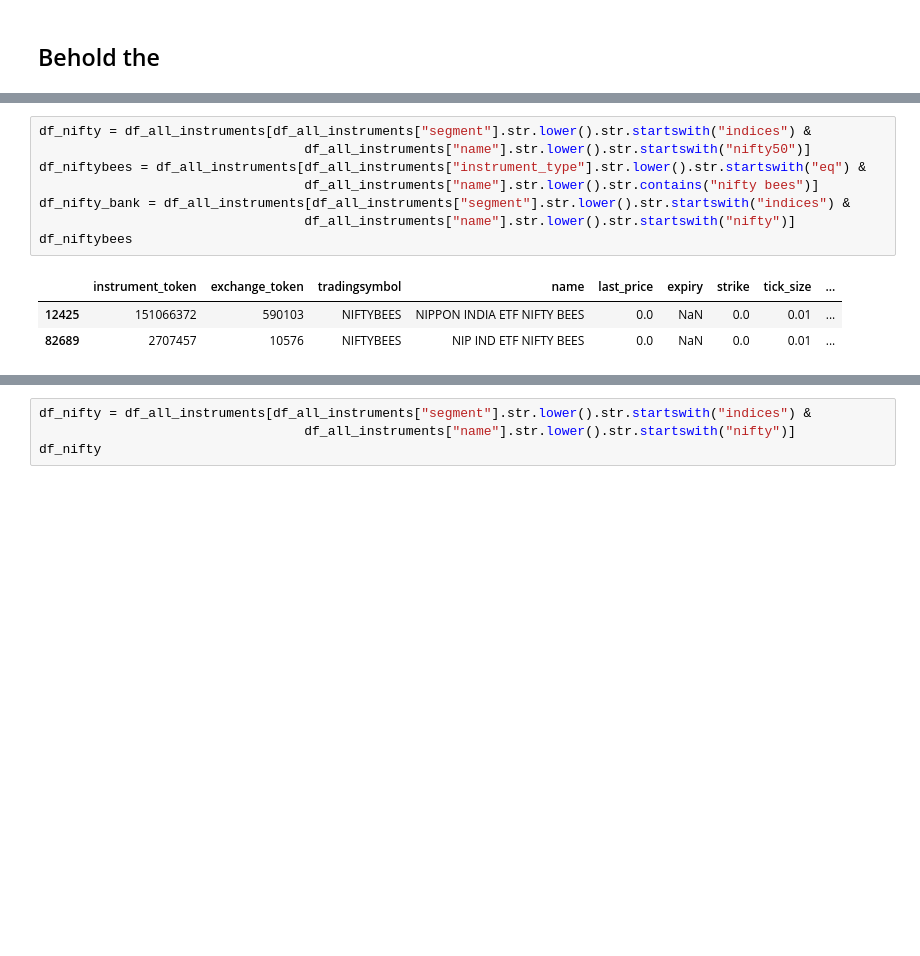
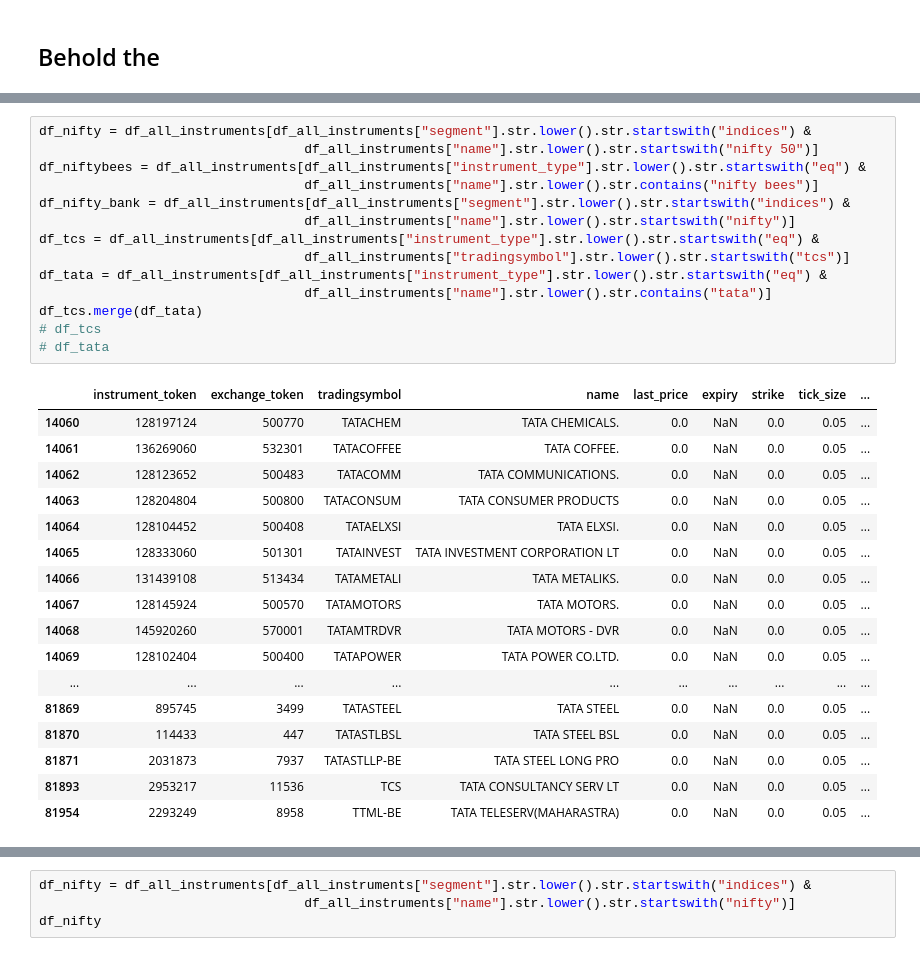
Before and after one commit to binarysentient/bsstonks, a Jupyter notebook: kite_historical_backtest_experiment.ipynb, the cells around one changed output, grey strips where cells are left out. Cells and saved outputs as stored; diff of their text form; blank space fills up the shorter version.

```diff
--- a/kite_historical_backtest_experiment.ipynb
+++ b/kite_historical_backtest_experiment.ipynb
@@ -559,16 +595,36 @@ def order_func_ma_overlap(get_indicator, backtest_order_api):
             backtest_order_api.sell(symbol.iloc[-1], date.iloc[-1], (closep.iloc[-1]+openp.iloc[-1])/2, qty=-1)
 # %%
 df_nifty = df_all_instruments[df_all_instruments["segment"].str.lower().str.startswith("indices") &
-                                  df_all_instruments["name"].str.lower().str.startswith("nifty50")]
+                                  df_all_instruments["name"].str.lower().str.startswith("nifty 50")]
 df_niftybees = df_all_instruments[df_all_instruments["instrument_type"].str.lower().str.startswith("eq") &
                                   df_all_instruments["name"].str.lower().str.contains("nifty bees")]
 df_nifty_bank = df_all_instruments[df_all_instruments["segment"].str.lower().str.startswith("indices") &
                                   df_all_instruments["name"].str.lower().str.startswith("nifty")]
-df_niftybees
+df_tcs = df_all_instruments[df_all_instruments["instrument_type"].str.lower().str.startswith("eq") &
+                                  df_all_instruments["tradingsymbol"].str.lower().str.startswith("tcs")]
+df_tata = df_all_instruments[df_all_instruments["instrument_type"].str.lower().str.startswith("eq") &
+                                  df_all_instruments["name"].str.lower().str.contains("tata")]
+df_tcs.merge(df_tata)
+# df_tcs
+# df_tata
 # %% [output]
 |  | instrument_token | exchange_token | tradingsymbol | name | last_price | expiry | strike | tick_size | ... |
-| 12425 | 151066372 | 590103 | NIFTYBEES | NIPPON INDIA ETF NIFTY BEES | 0.0 | NaN | 0.0 | 0.01 | ... |
-| 82689 | 2707457 | 10576 | NIFTYBEES | NIP IND ETF NIFTY BEES | 0.0 | NaN | 0.0 | 0.01 | ... |
+| 14060 | 128197124 | 500770 | TATACHEM | TATA CHEMICALS. | 0.0 | NaN | 0.0 | 0.05 | ... |
+| 14061 | 136269060 | 532301 | TATACOFFEE | TATA COFFEE. | 0.0 | NaN | 0.0 | 0.05 | ... |
+| 14062 | 128123652 | 500483 | TATACOMM | TATA COMMUNICATIONS. | 0.0 | NaN | 0.0 | 0.05 | ... |
+| 14063 | 128204804 | 500800 | TATACONSUM | TATA CONSUMER PRODUCTS | 0.0 | NaN | 0.0 | 0.05 | ... |
+| 14064 | 128104452 | 500408 | TATAELXSI | TATA ELXSI. | 0.0 | NaN | 0.0 | 0.05 | ... |
+| 14065 | 128333060 | 501301 | TATAINVEST | TATA INVESTMENT CORPORATION LT | 0.0 | NaN | 0.0 | 0.05 | ... |
+| 14066 | 131439108 | 513434 | TATAMETALI | TATA METALIKS. | 0.0 | NaN | 0.0 | 0.05 | ... |
+| 14067 | 128145924 | 500570 | TATAMOTORS | TATA MOTORS. | 0.0 | NaN | 0.0 | 0.05 | ... |
+| 14068 | 145920260 | 570001 | TATAMTRDVR | TATA MOTORS - DVR | 0.0 | NaN | 0.0 | 0.05 | ... |
+| 14069 | 128102404 | 500400 | TATAPOWER | TATA POWER CO.LTD. | 0.0 | NaN | 0.0 | 0.05 | ... |
+| ... | ... | ... | ... | ... | ... | ... | ... | ... | ... |
+| 81869 | 895745 | 3499 | TATASTEEL | TATA STEEL | 0.0 | NaN | 0.0 | 0.05 | ... |
+| 81870 | 114433 | 447 | TATASTLBSL | TATA STEEL BSL | 0.0 | NaN | 0.0 | 0.05 | ... |
+| 81871 | 2031873 | 7937 | TATASTLLP-BE | TATA STEEL LONG PRO | 0.0 | NaN | 0.0 | 0.05 | ... |
+| 81893 | 2953217 | 11536 | TCS | TATA CONSULTANCY SERV LT | 0.0 | NaN | 0.0 | 0.05 | ... |
+| 81954 | 2293249 | 8958 | TTML-BE | TATA TELESERV(MAHARASTRA) | 0.0 | NaN | 0.0 | 0.05 | ... |
 # %%
 
 
```
Also changed, not shown: parts of 14 cells of this notebook, 2 other files.
